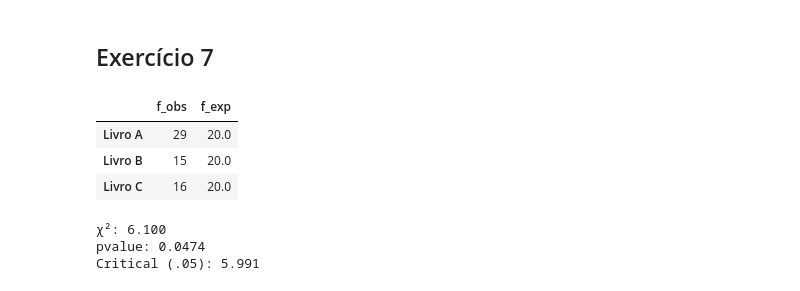
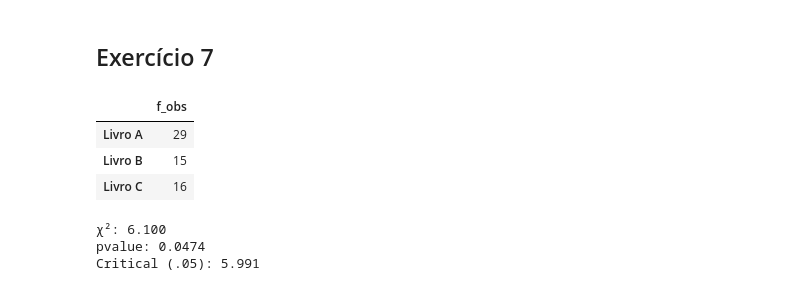
Before and after one commit to joaofauvel/mba-ds, a Jupyter notebook: Fundamentos de Estatística/exercicios_complementares.ipynb, the cells around one changed output. Drawn from its saved outputs; the diff is of its cells as text; code cells hidden in the pictures.

```diff
--- a/Fundamentos de Estatística/exercicios_complementares.ipynb
+++ b/Fundamentos de Estatística/exercicios_complementares.ipynb
@@ -210,21 +210,18 @@ print(f'{P:.4f}')
 # %%
 exerc7_df = (
     pd.read_excel(
         xl_path,
         sheet_name='Exercício 7',
         usecols=[1,2,3],
         nrows=1,
     )
     .T
     .rename(columns={0: 'f_obs'})
-    .assign(
-        f_exp=lambda df: (df.sum()/len(df.index)).iloc[0]
-    )
 )
 exerc7_df
 # %% [output]
-|  | f_obs | f_exp |
-| Livro A | 29 | 20.0 |
-| Livro B | 15 | 20.0 |
-| Livro C | 16 | 20.0 |
+|  | f_obs |
+| Livro A | 29 |
+| Livro B | 15 |
+| Livro C | 16 |
 # %%
```
Also changed, not shown: parts of 6 cells of this notebook, 1 other file.
